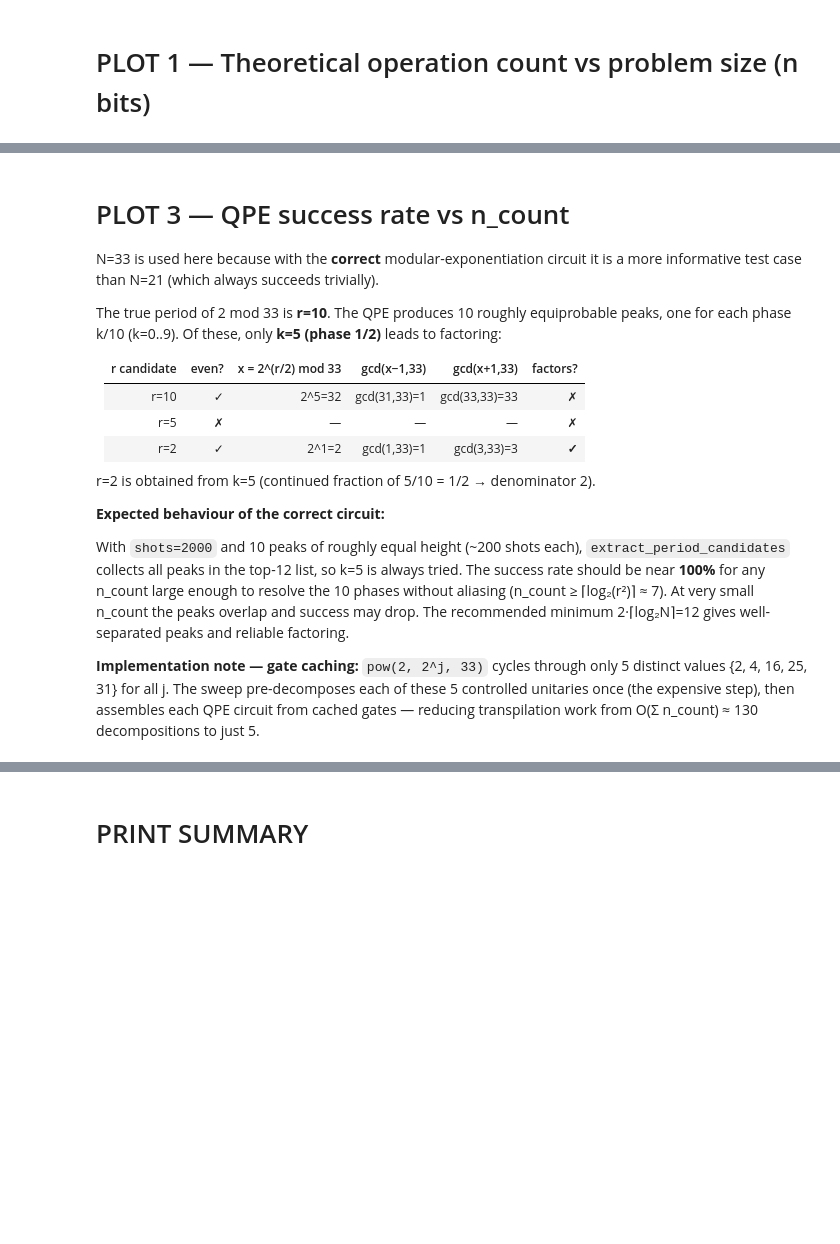
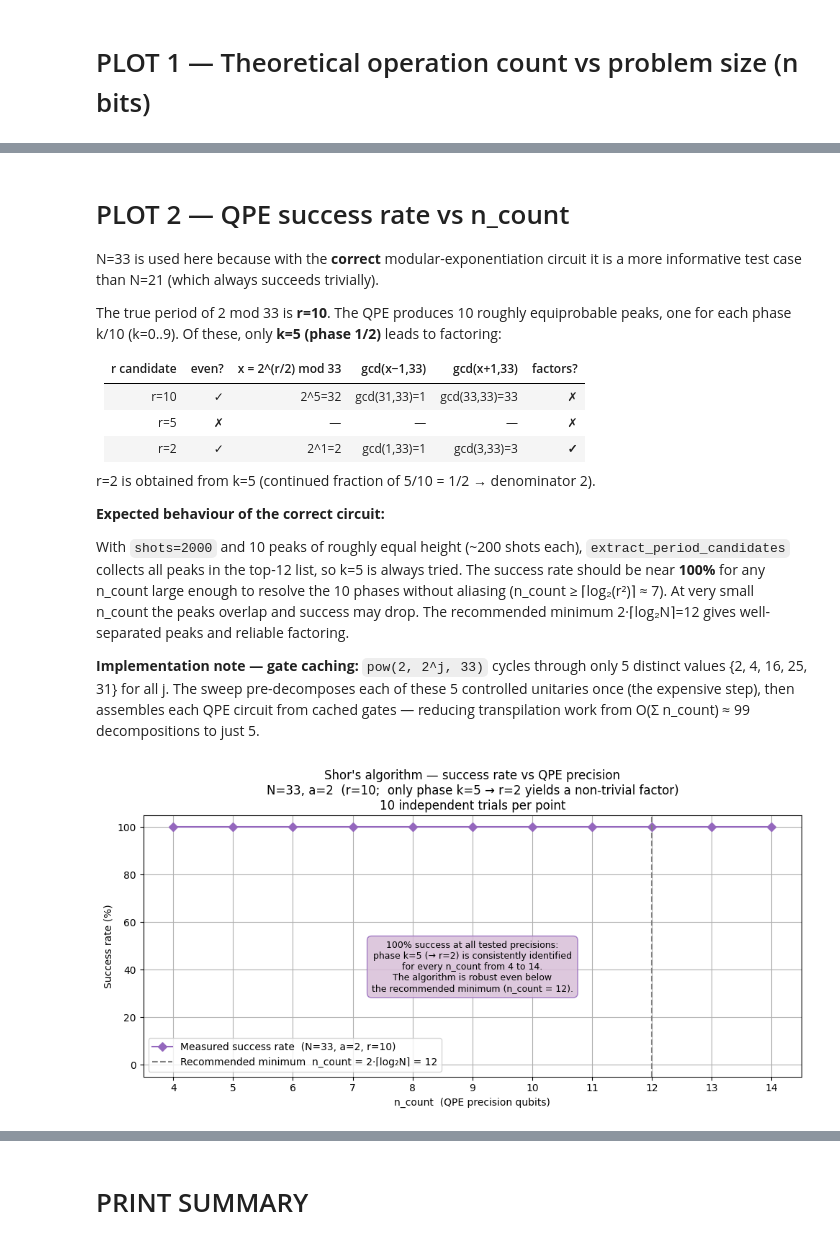
Before and after one commit to peri21/CC-QC-Comparison, a Jupyter notebook: cryptography/factoring/real_shor_comparison.ipynb, the cells around one changed output, grey strips where cells are left out. Drawn from its saved outputs; the diff is of its cells as text; code cells hidden in the pictures; blank space fills up the shorter version.

```diff
--- a/cryptography/factoring/real_shor_comparison.ipynb
+++ b/cryptography/factoring/real_shor_comparison.ipynb
@@ -281,32 +277,26 @@ for N, a in BENCHMARK_CASES:
 
     # Trial division
     td_queries_total = 0
-    td_time_total    = 0.0
     for _ in range(RUNS):
-        start = time.perf_counter()
         _, _, q = classical_trial_division(N)
-        td_time_total    += time.perf_counter() - start
         td_queries_total += q
 
     # Pollard's rho
     pr_queries_total = 0
-    pr_time_total    = 0.0
     for _ in range(RUNS):
         x0 = random.randint(2, N - 1)
-        start = time.perf_counter()
         _, _, q = classical_pollard_rho(N, x0=x0)
-        pr_time_total    += time.perf_counter() - start
         pr_queries_total += q
 
     # Shor (simulated) — skip when N > SIM_MAX_N (circuit too deep to transpile quickly)
     if N <= SIM_MAX_N:
-        p, q_fac, r, depth, correct, g_time = shor_factor(N, a, n_count, shots=SHOTS)
+        p, q_fac, r, depth, correct, _ = shor_factor(N, a, n_count, shots=SHOTS)
         if correct:
             print(f"  Shor (sim)  found: {N} = {p} x {q_fac}  (r={r}, depth={depth})")
         else:
             print(f"  Shor (sim)  did NOT find factors (depth={depth})")
     else:
-        depth, correct, g_time = None, None, None
+        depth, correct, _ = None, None, None
         print(f"  Shor (sim)  SKIPPED  (N > SIM_MAX_N={SIM_MAX_N}: n_target={n_bits} bits → {2**n_bits}×{2**n_bits} unitary, intractable transpilation)")
 
     # Shor (real IBM hardware)
@@ -333,7 +323,4 @@ for N, a in BENCHMARK_CASES:
     results['trial_queries'].append(td_queries_total / RUNS)
     results['pollard_queries'].append(pr_queries_total / RUNS)
     results['shor_depth'].append(depth)
-    results['trial_time'].append(td_time_total / RUNS)
-    results['pollard_time'].append(pr_time_total / RUNS)
-    results['shor_time'].append(g_time)
     results['shor_correct'].append(correct)
@@ -480,5 +485,5 @@ plt.show()
 # %% [markdown]
-# PLOT 3 — QPE success rate vs n_count
+# PLOT 2 — QPE success rate vs n_count
 
 N=33 is used here because with the **correct** modular-exponentiation circuit it is a more informative test case than N=21 (which always succeeds trivially).
 
@@ -496,33 +501,47 @@ r=2 is obtained from k=5 (continued fraction of 5/10 = 1/2 → denominator 2).
 
 With `shots=2000` and 10 peaks of roughly equal height (~200 shots each), `extract_period_candidates` collects all peaks in the top-12 list, so k=5 is always tried. The success rate should be near **100%** for any n_count large enough to resolve the 10 phases without aliasing (n_count ≥ ⌈log₂(r²)⌉ ≈ 7). At very small n_count the peaks overlap and success may drop. The recommended minimum 2·⌈log₂N⌉=12 gives well-separated peaks and reliable factoring.
 
-**Implementation note — gate caching:** `pow(2, 2^j, 33)` cycles through only 5 distinct values {2, 4, 16, 25, 31} for all j. The sweep pre-decomposes each of these 5 controlled unitaries once (the expensive step), then assembles each QPE circuit from cached gates — reducing transpilation work from O(Σ n_count) ≈ 130 decompositions to just 5.
+**Implementation note — gate caching:** `pow(2, 2^j, 33)` cycles through only 5 distinct values {2, 4, 16, 25, 31} for all j. The sweep pre-decomposes each of these 5 controlled unitaries once (the expensive step), then assembles each QPE circuit from cached gates — reducing transpilation work from O(Σ n_count) ≈ 99 decompositions to just 5.
 # %%
 # Success rate vs QPE precision qubits (N = 33, a = 2, ord_33(2) = 10)
 # Of the 10 phases k/10 (k=1..9), only k=5 → phase 1/2 → r=2 leads to factoring:
 #   gcd(2^1 - 1, 33) = 1,  gcd(2^1 + 1, 33) = 3  ✓
 # Other denominators: r=5 (odd → skip), r=10 (gcd(2^5-1,33)=1, gcd(2^5+1,33)=33 → fails).
 # The vertical dashed line marks the recommended minimum n_count = 2·⌈log₂N⌉.
 
 n_min_theory = 2 * SUCCESS_N.bit_length()
 
 plt.figure(figsize=(10, 5))
-plt.plot(SUCCESS_N_COUNTS, [r * 100 for r in success_rates],
+plt.plot(SUCCESS_N_COUNTS, [s * 100 for s in success_rates],
          'D-', color='tab:purple',
          label=f'Measured success rate  (N={SUCCESS_N}, a={SUCCESS_A}, r=10)')
 plt.axvline(n_min_theory, color='gray', linestyle='--',
             label=f'Recommended minimum  n_count = 2·⌈log₂N⌉ = {n_min_theory}')
 plt.xlabel('n_count  (QPE precision qubits)')
 plt.ylabel('Success rate (%)')
 plt.title(
     f"Shor's algorithm — success rate vs QPE precision\n"
     f"N={SUCCESS_N}, a={SUCCESS_A}  (r=10;  only phase k=5 → r=2 yields a non-trivial factor)\n"
     f"{SUCCESS_TRIALS} independent trials per point"
 )
 plt.ylim(-5, 105)
 plt.xticks(SUCCESS_N_COUNTS)
 plt.legend()
 plt.grid(True)
+
+# The flat 100% line is itself the result: the correct QPE circuit reliably
+# identifies phase k=5 at every tested precision, confirming the algorithm is
+# robust well below the recommended minimum of n_count=12.
+plt.text(0.50, 0.42,
+         "100% success at all tested precisions:\nphase k=5 (→ r=2) is consistently identified\n"
+         "for every n_count from 4 to 14.\n"
+         "The algorithm is robust even below\nthe recommended minimum (n_count = 12).",
+         transform=plt.gca().transAxes, fontsize=9, ha='center', va='center',
+         bbox=dict(boxstyle='round,pad=0.5', facecolor='thistle',
+                   edgecolor='tab:purple', alpha=0.85))
+
 plt.tight_layout()
 plt.show()
+# %% [output]
+[figure, added]
 # %% [markdown]
```
Also changed, not shown: parts of 10 cells of this notebook.
